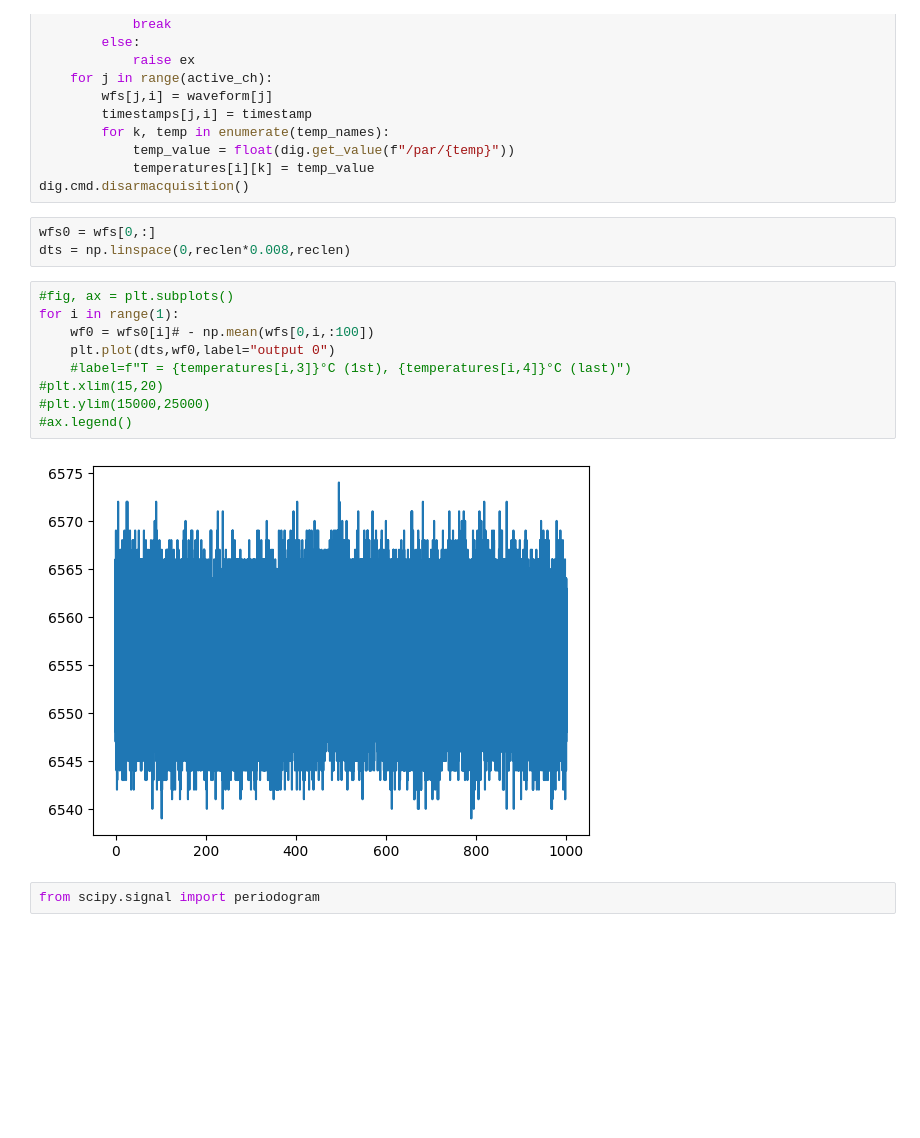
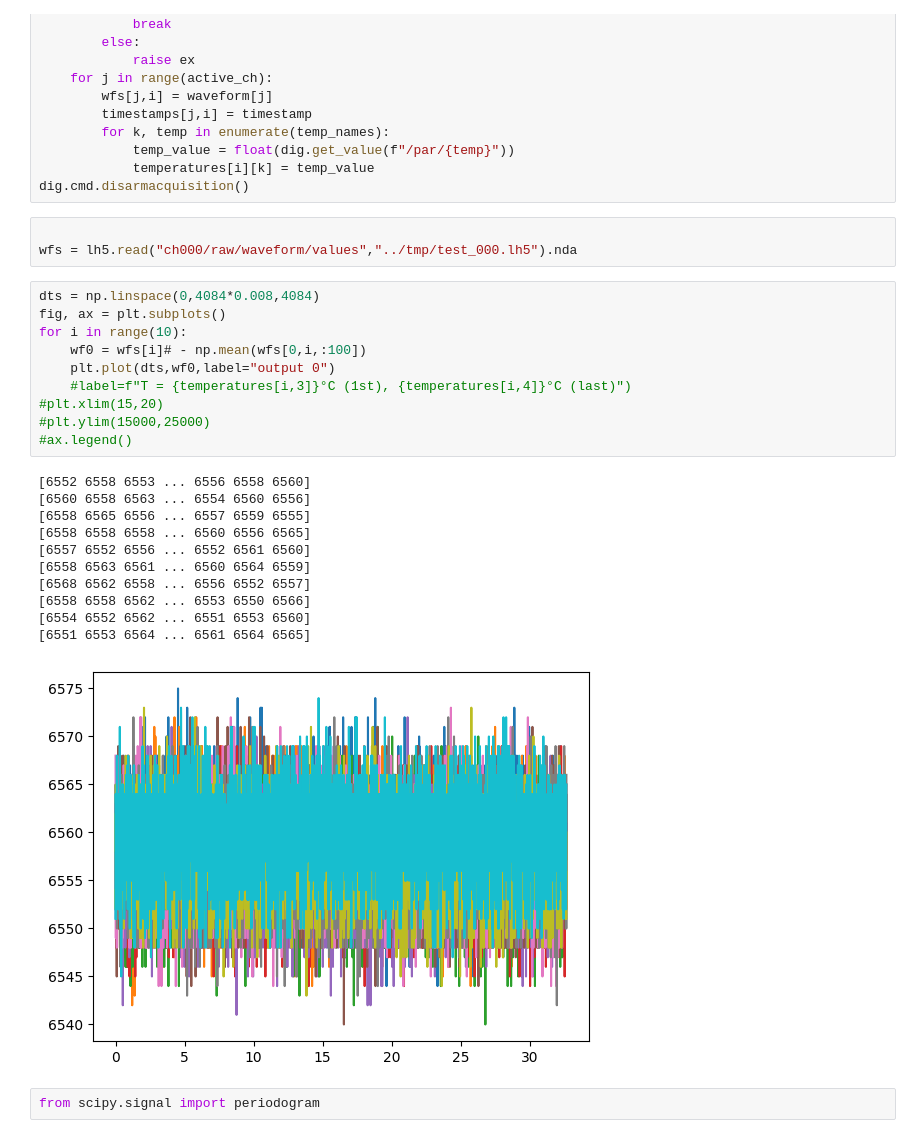
Before and after one commit to valerioda/pycaendaq, a Jupyter notebook: notebooks/demo_scope_l1000.ipynb, the cells around one changed output. Drawn from its saved outputs; the diff is of its cells as text; blank space fills up the shorter version.

```diff
--- a/notebooks/demo_scope_l1000.ipynb
+++ b/notebooks/demo_scope_l1000.ipynb
@@ -119,20 +119,31 @@ for i in range(nev):
             temp_value = float(dig.get_value(f"/par/{temp}"))
             temperatures[i][k] = temp_value
 dig.cmd.disarmacquisition()
-# %%
-wfs0 = wfs[0,:]
-dts = np.linspace(0,reclen*0.008,reclen)
+# %%
+
+wfs = lh5.read("ch000/raw/waveform/values","../tmp/test_000.lh5").nda
 # %%
-#fig, ax = plt.subplots()
-for i in range(1):
-    wf0 = wfs0[i]# - np.mean(wfs[0,i,:100])
+dts = np.linspace(0,4084*0.008,4084)
+fig, ax = plt.subplots()
+for i in range(10):
+    wf0 = wfs[i]# - np.mean(wfs[0,i,:100])
     plt.plot(dts,wf0,label="output 0")
     #label=f"T = {temperatures[i,3]}°C (1st), {temperatures[i,4]}°C (last)")
 #plt.xlim(15,20)
 #plt.ylim(15000,25000)
 #ax.legend()
 # %% [output]
+[6552 6558 6553 ... 6556 6558 6560]
+[6560 6558 6563 ... 6554 6560 6556]
+[6558 6565 6556 ... 6557 6559 6555]
+[6558 6558 6558 ... 6560 6556 6565]
+[6557 6552 6556 ... 6552 6561 6560]
+[6558 6563 6561 ... 6560 6564 6559]
+[6568 6562 6558 ... 6556 6552 6557]
+[6558 6558 6562 ... 6553 6550 6566]
+[6554 6552 6562 ... 6551 6553 6560]
+[6551 6553 6564 ... 6561 6564 6565]
-[figure, old version]
+[figure, new version]
 # %%
 from scipy.signal import periodogram
 # %%
```
Also changed, not shown: parts of 1 cell of this notebook, 4 other files.
